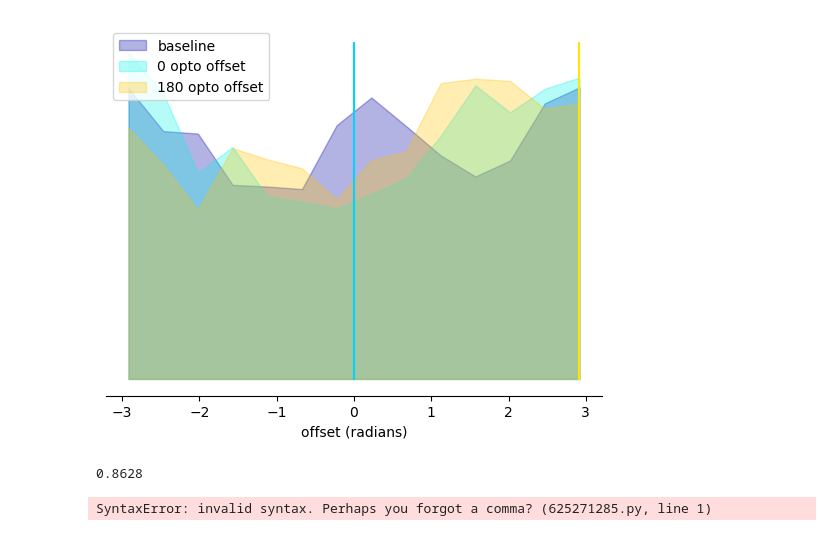
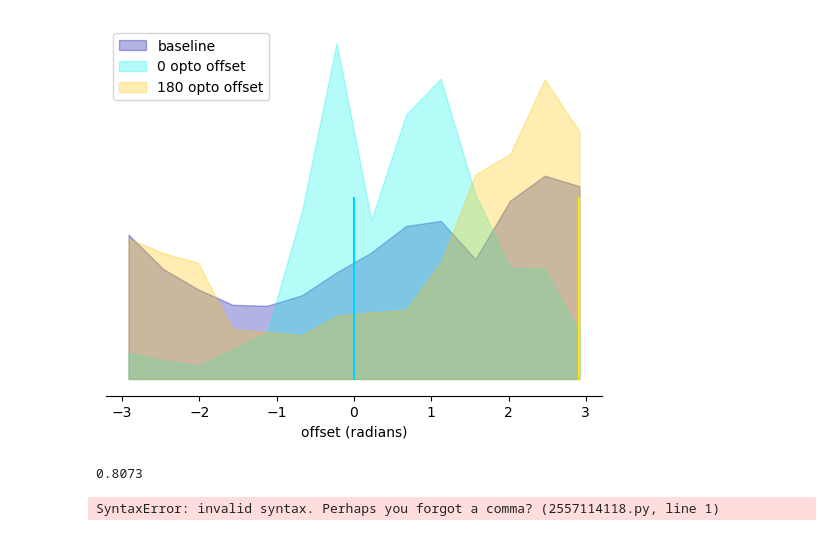
Before and after one commit to yfisher-lab/NeuromodPlasticity, a Jupyter notebook: Notebooks/plot_EB_data_noOpto.ipynb, the cells around one changed output. Cells and saved outputs as stored; diff of their text form; code cells hidden in the pictures.

```diff
--- a/Notebooks/plot_EB_data_noOpto.ipynb
+++ b/Notebooks/plot_EB_data_noOpto.ipynb
@@ -20,6 +20,9 @@ import sklearn
 from sklearn.linear_model import LinearRegression as LinReg
 
 
+import matplotlib
+matplotlib.rcParams['pdf.fonttype'] = 42
+
 %load_ext autoreload
 %autoreload 2
 
@@ -27,9 +33,9 @@ from sklearn.linear_model import LinearRegression as LinReg
 # %%
-data_dict = {'date': "05_02_2023",
+data_dict = {'date': "07_02_2023",
              'fly': "EPG_GCaMP7f_CsChrimsontdT_fly1",
-             'sessions': ( 'open_loop-003',
-                          'open_loop_0deg-005',
-                          'open_loop_180deg-008',
+             'sessions': ( 'open_loop-000',
+                          'open_loop_0deg-002',
+                          'open_loop_180deg-004',
                          ),
              'res': []
 }
@@ -92,8 +98,8 @@ def get_processed_data(date, fly, session, func_ch = 1):
     F[1,:,:] = F[1,:,:]-1.*lr.predict(notF[1,np.newaxis,:].T).T  + lr.intercept_[:,np.newaxis]
 
     notF = sp.ndimage.gaussian_filter1d(notF,3,axis=-1) # smooth in time
-    F = sp.ndimage.gaussian_filter1d(F,3,axis=-1) # smooth in time
-    F = sp.ndimage.gaussian_filter1d(F,1,axis=1, mode='wrap') # smooth in space
+    F = sp.ndimage.gaussian_filter1d(F,2,axis=-1) # smooth in time
+    F = sp.ndimage.gaussian_filter1d(F,.25,axis=1, mode='wrap') # smooth in space
     # dff = sp.stats.zscore(F[func_ch,:,:]-notF[func_ch,np.newaxis,:].mean(axis=0,keepdims=True),axis=-1) # z scored fluorescence with background subtraction
     dff = sp.stats.zscore(F[1,:,:],axis=-1)
 
@@ -139,32 +161,34 @@ for _hv in heading_vel:
 # %%
 fig,ax = plt.subplots()
 cmap = plt.cm.get_cmap('jet')
 bin_edges = np.linspace(-np.pi, np.pi, num=15)
 bin_centers = (bin_edges[:-1]+bin_edges[1:])/2.
 labels = ('baseline', '0 opto offset', '180 opto offset')
 for i, (_offset, _heading_vel) in enumerate(zip(offset,heading_vel)):
     counts, _ = np.histogram(_offset,bins = bin_edges)
     ax.fill_between(bin_centers, counts/counts.sum(), alpha=.3, color=cmap(float(i+.1)/len(offset)), label=labels[i])
 ax.legend(loc='upper left')
 
 ax.plot([0,0],[0,.1], color = cmap(.333))
 ax.plot([bin_centers[-1],bin_centers[-1]],[0,.1], color= cmap(.666))
 
 
 [np.abs(_heading_vel)>.8]
 
 ax.set_yticks([])
 for s in ('top', 'left', 'right'):
     ax.spines[s].set_visible(False)
 
 ax.set_xlabel('offset (radians)')
 
 basedir = pathlib.PurePath(f"/media/mplitt/SSD_storage/2P_scratch/{data_dict['date']}/{data_dict['fly']}/figs")
 os.makedirs(basedir, exist_ok=True)
 fig_name = pathlib.Path(basedir.joinpath('offsets.png'))
 fig.savefig(fig_name,format='png')
+fig_name = pathlib.Path(basedir.joinpath('offsets.pdf'))
+fig.savefig(fig_name,format='pdf')
 # %% [output]
-[figure, old version]
+[figure, new version]
 # %%
 # import cmath
 def xcorr_complex(angle0, angle1):
@@ -192,10 +216,10 @@ print((xcorr_true<xcorr_shuff).sum()/float(nperms))
 
 # xcorr_shuff = np.array([xcorr_complex(heading[0][ rng.integers(0, heading[0].shape[0])], pva_angle[0]) for _ in range(1000)])
 # %% [output]
-0.8628
+0.8073
 # %%
 r, p = sp.stats.pearsonr( (np.cos(heading[0]) + np.sin(heading[0])j), np.cos(pva_angle[0]) + np.sin(pva_angle[0])j )
 print(r,p)
 # %% [output]
-SyntaxError: invalid syntax. Perhaps you forgot a comma? (625271285.py, line 1)
+SyntaxError: invalid syntax. Perhaps you forgot a comma? (2557114118.py, line 1)
 # %%
```
Also changed, not shown: parts of 4 cells of this notebook, 2 other files.
